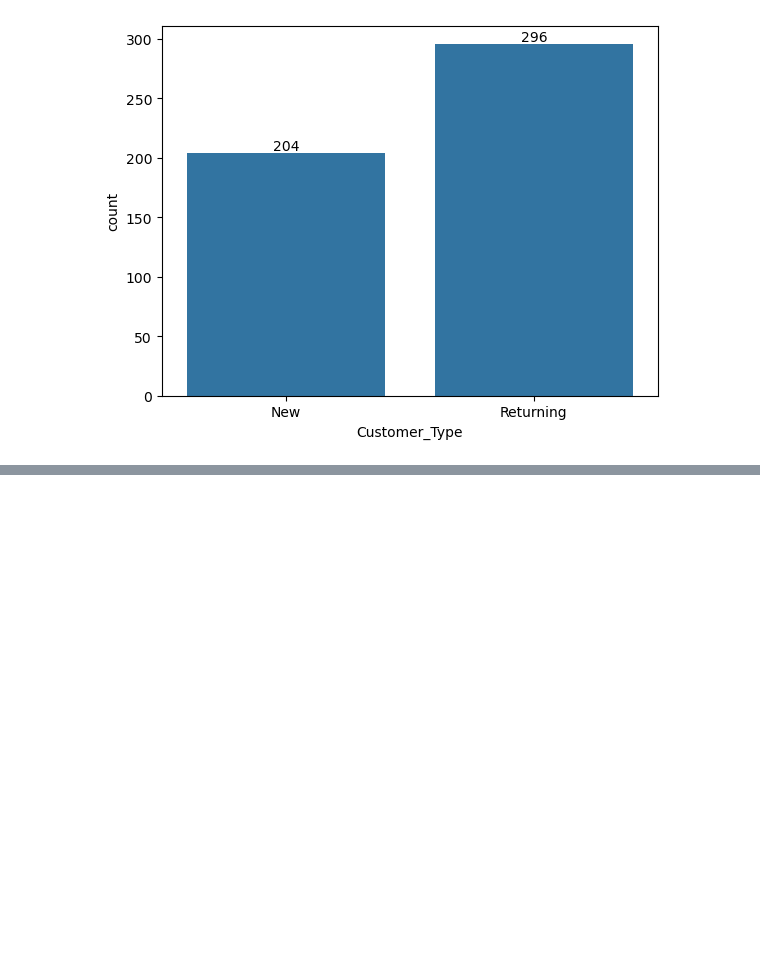
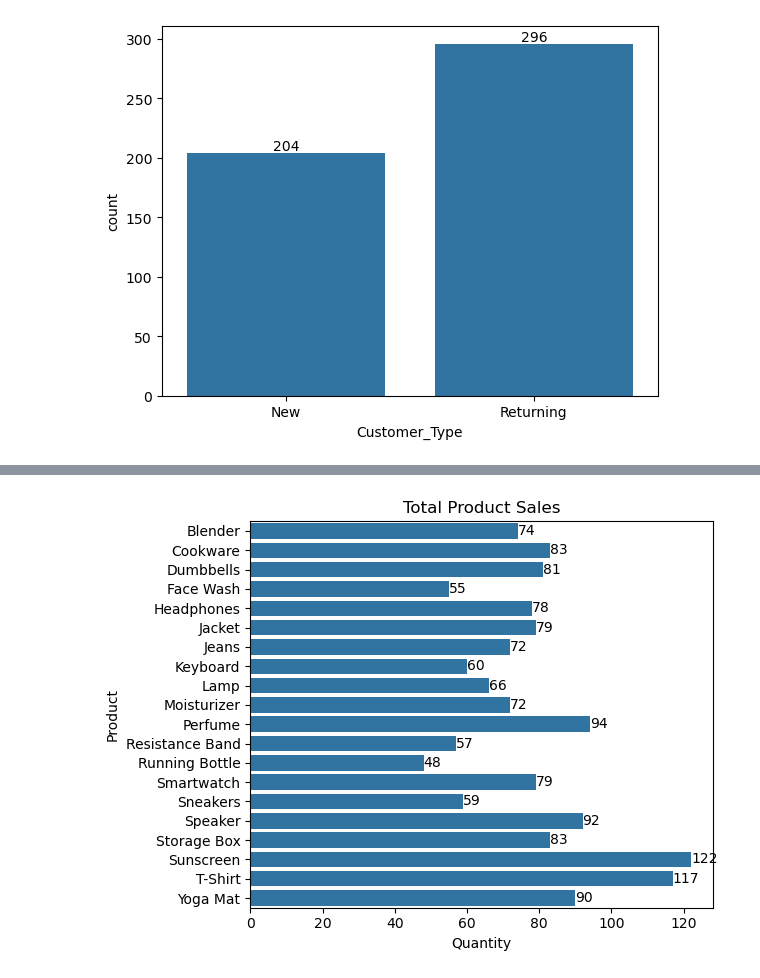
Before and after one commit to mohdrahidkhan/Data-Visualization-Practice, a Jupyter notebook: Seaborn.ipynb, the cells around one changed output, grey strips where cells are left out. Cells and saved outputs as stored; diff of their text form; code cells hidden in the pictures; blank space fills up the shorter version.

```diff
--- a/Seaborn.ipynb
+++ b/Seaborn.ipynb
@@ -57,0 +109,2 @@ plt.show()
+# %%
+product_sales=df.groupby('Product')['Quantity'].sum().reset_index()
@@ -57,0 +131,9 @@ plt.show()
+# %%
+ax=sns.barplot(data=product_sales,y='Product',x='Quantity')
+ax.bar_label(ax.containers[0])
+#plt.xticks(rotation=90)
+plt.title('Total Product Sales')
+plt.tight_layout()
+plt.show()
+# %% [output]
+[figure, added]
```
Also changed, not shown: parts of 11 cells of this notebook.
